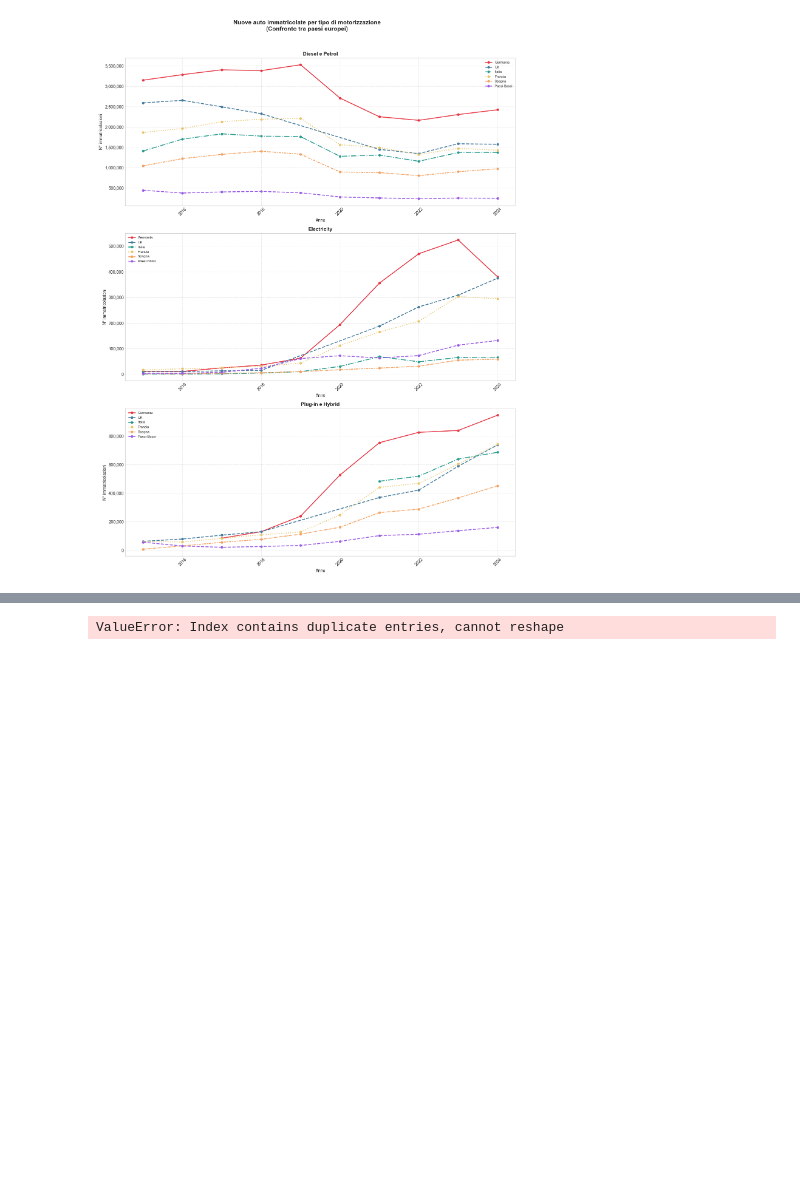
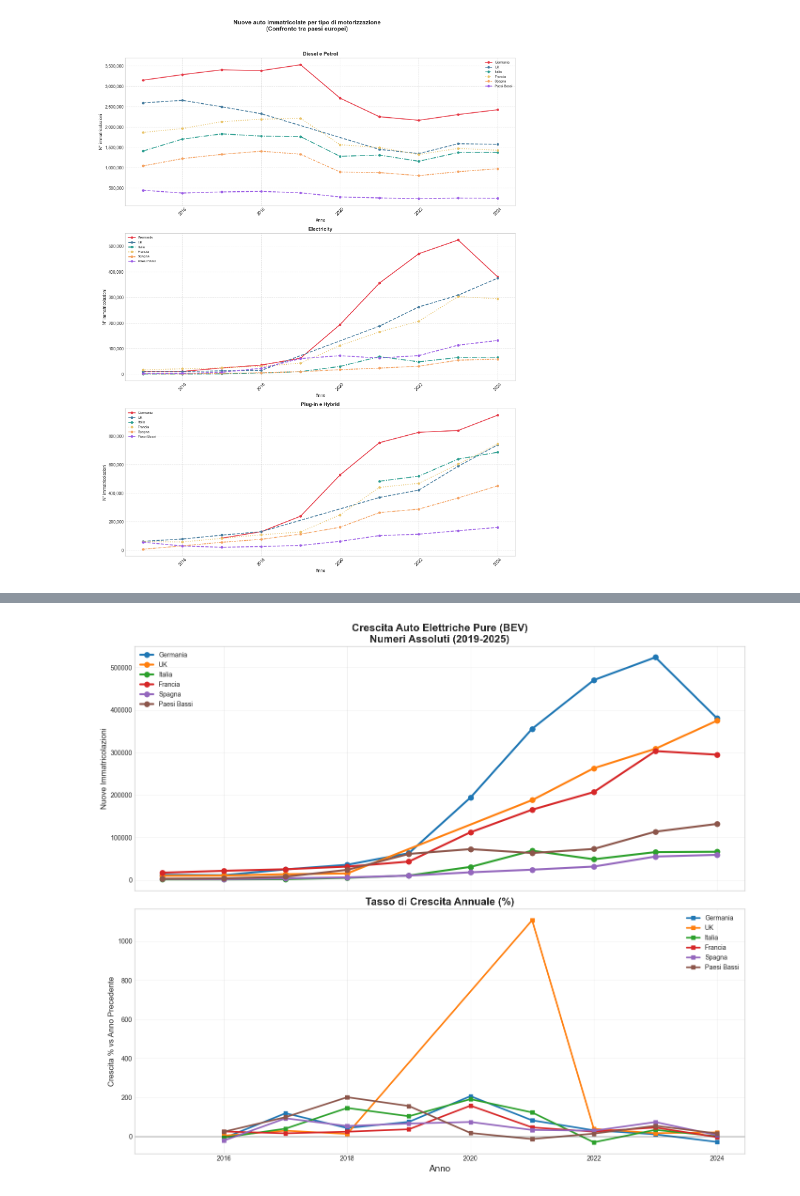
Before and after one commit to MarcoB27/data_visualization, a Jupyter notebook: script/combustion_engine_europe.ipynb, the cells around one changed output, grey strips where cells are left out. Cells and saved outputs as stored; diff of their text form; code cells hidden in the pictures; blank space fills up the shorter version.

```diff
--- a/script/combustion_engine_europe.ipynb
+++ b/script/combustion_engine_europe.ipynb
@@ -117,24 +184,41 @@ plt.show()
-# %%
-# Pivot per stacked area
-pivot_data = grouped.pivot_table(
-    index='TIME_PERIOD',
-    columns='Category',
-    values='OBS_VALUE',
-    aggfunc='sum'  # somma i duplicati
-).fillna(0)
-
-pivot_data = pivot_data[list(categories)]
-
-fig, ax = plt.subplots(figsize=(14, 8))
-pivot_data.plot(kind='area', stacked=True, ax=ax, alpha=0.85)
-
-ax.set_title('Evoluzione Totale Immatricolazioni per Tipologia\nPaesi Europei Selezionati', fontsize=18, fontweight='bold')
-ax.set_xlabel('Anno', fontsize=14)
-ax.set_ylabel('Nuove Immatricolazioni', fontsize=14)
-ax.legend(loc='upper left', bbox_to_anchor=(1, 1))
-ax.grid(True, alpha=0.3)
-plt.tight_layout()
-plt.savefig('variante2_stacked_area.png', dpi=300, bbox_inches='tight')
-plt.show()
-# %% [output]
-ValueError: Index contains duplicate entries, cannot reshape
+# %%
+# VARIANTE 7: Focus ELECTRICITY - GRAFICO A LINEA CON % CRESCITA
+elec_data = grouped[grouped['Category'] == 'Electricity']
+
+# Calcola crescita % anno su anno
+elec_data_sorted = elec_data.sort_values(['Country', 'TIME_PERIOD'])
+elec_data_sorted['Growth_%'] = elec_data_sorted.groupby('Country')['OBS_VALUE'].pct_change() * 100
+
+fig, (ax1, ax2) = plt.subplots(2, 1, figsize=(14, 12), sharex=True)
+
+# Grafico 1: Numeri assoluti
+for country in countries.values():
+    data_country = elec_data[elec_data['Country'] == country].sort_values('TIME_PERIOD')
+    if not data_country.empty:
+        ax1.plot(data_country['TIME_PERIOD'], data_country['OBS_VALUE'],
+                 linewidth=3, marker='o', markersize=8, label=country)
+
+ax1.set_title('Crescita Auto Elettriche Pure (BEV)\nNumeri Assoluti (2019-2025)',
+              fontsize=16, fontweight='bold')
+ax1.set_ylabel('Nuove Immatricolazioni', fontsize=12)
+ax1.legend(fontsize=10)
+ax1.grid(True, alpha=0.3)
+
+# Grafico 2: Crescita %
+for country in countries.values():
+    data_country = elec_data_sorted[elec_data_sorted['Country'] == country]
+    if not data_country.empty:
+        ax2.plot(data_country['TIME_PERIOD'], data_country['Growth_%'],
+                 linewidth=2.5, marker='s', markersize=6, label=country)
+
+ax2.set_title('Tasso di Crescita Annuale (%)', fontsize=16, fontweight='bold')
+ax2.set_xlabel('Anno', fontsize=14)
+ax2.set_ylabel('Crescita % vs Anno Precedente', fontsize=12)
+ax2.axhline(y=0, color='black', linestyle='-', alpha=0.3)
+ax2.legend(fontsize=10)
+ax2.grid(True, alpha=0.3)
+
+plt.tight_layout()
+plt.show()
+# %% [output]
+[figure, added]
```
Also changed, not shown: parts of 10 cells of this notebook, 2 other files.
